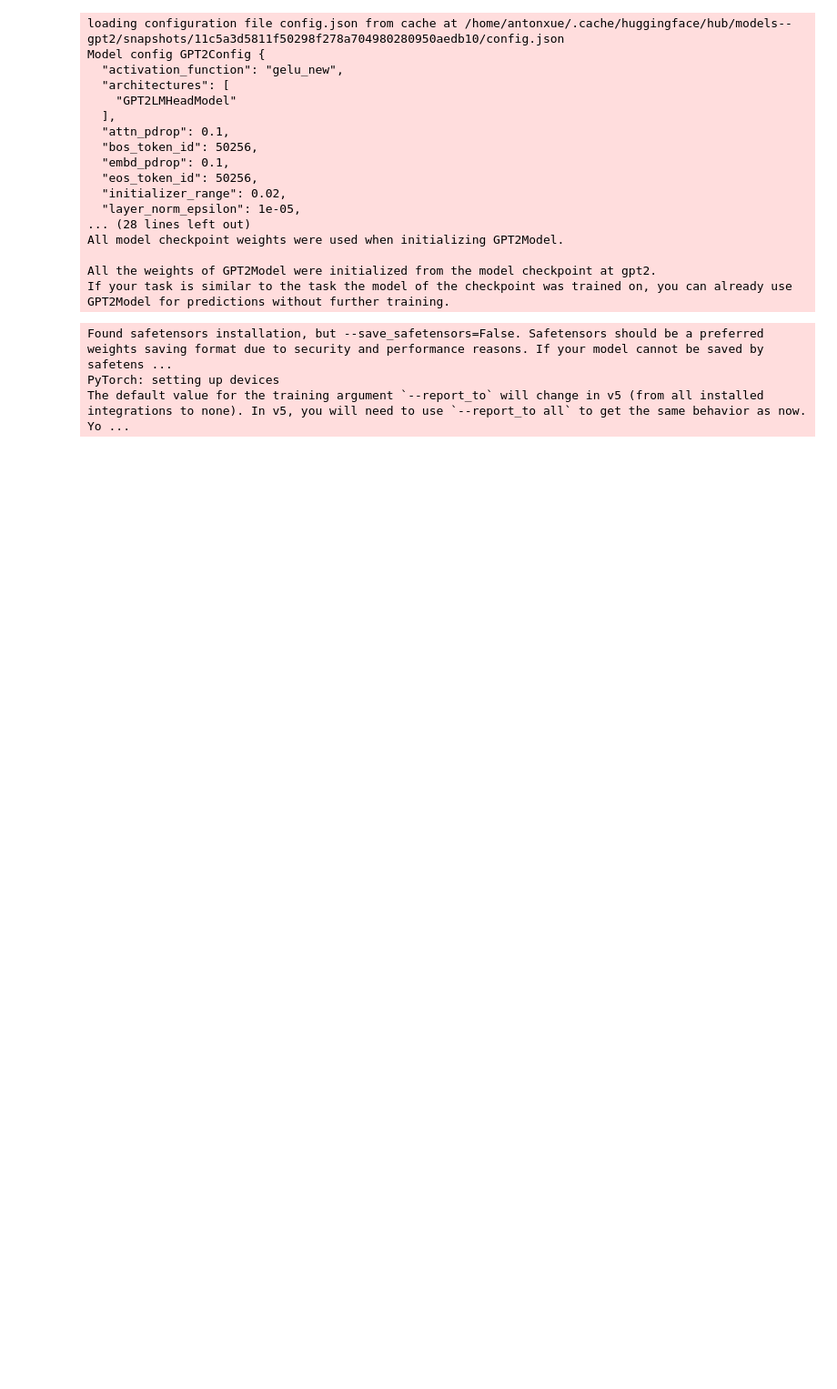
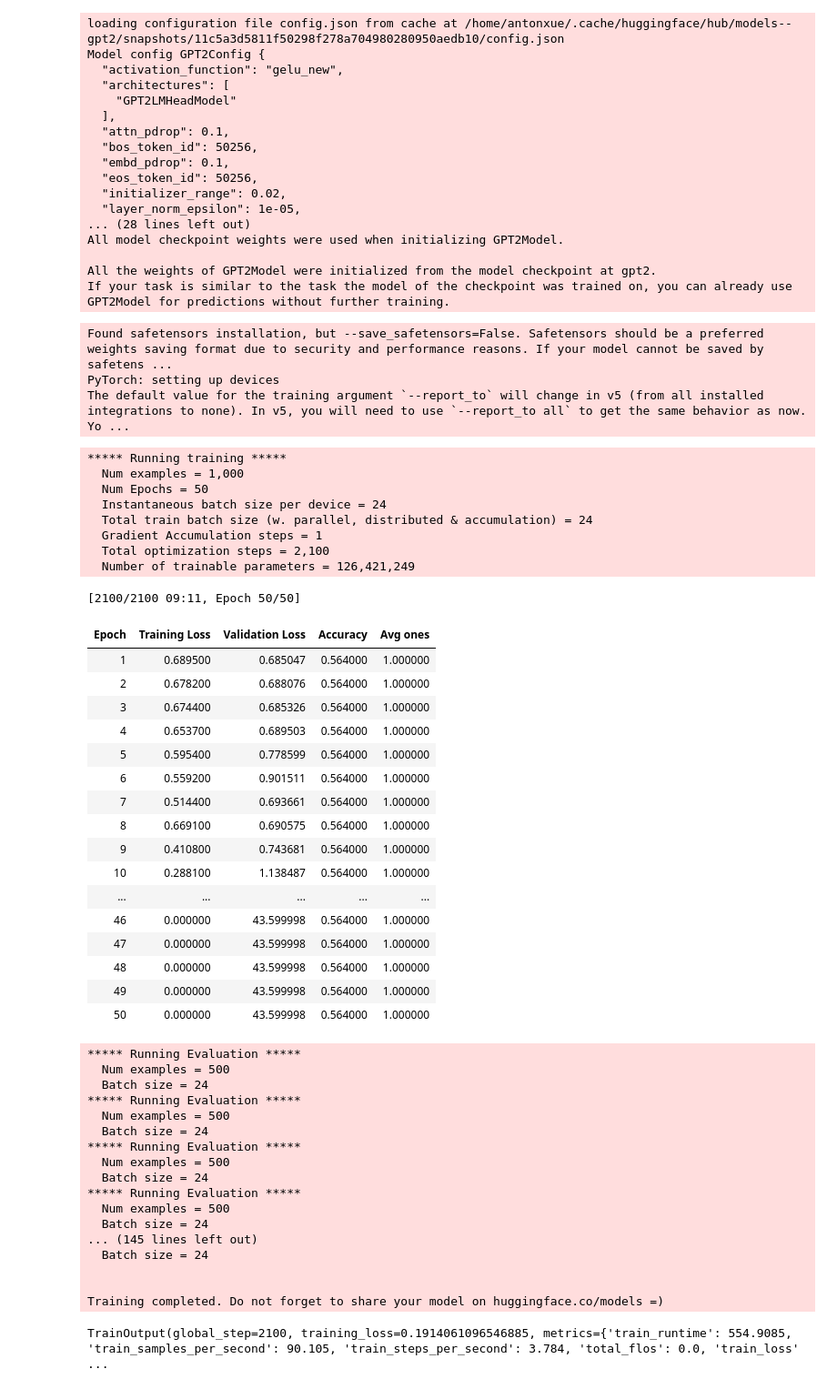
Before and after one commit to AntonXue/tf_logic, a Jupyter notebook: notebooks/task_trainer_test.ipynb, the cells around one changed output. Shown at 91% size. Drawn from its saved outputs; the diff is of its cells as text; code cells hidden in the pictures; blank space fills up the shorter version.

```diff
--- a/notebooks/task_trainer_test.ipynb
+++ b/notebooks/task_trainer_test.ipynb
@@ -72,10 +81,55 @@ The default value for the training argument `--report_to` will change in v5 (fro
 # %%
 ### QED GPT2
 mygpt2_qed_trainer = Trainer(mygpt2_qed_model, qed_training_args,
     train_dataset = qed_train_dataset,
     eval_dataset = qed_test_dataset,
     compute_metrics = qed_compute_metrics)
-# mygpt2_qed_trainer.train()
+mygpt2_qed_trainer.train()
+# %% [output]
+***** Running training *****
+  Num examples = 1,000
+  Num Epochs = 50
+  Instantaneous batch size per device = 24
+  Total train batch size (w. parallel, distributed & accumulation) = 24
+  Gradient Accumulation steps = 1
+  Total optimization steps = 2,100
+  Number of trainable parameters = 126,421,249
+[2100/2100 09:11, Epoch 50/50]
+| Epoch | Training Loss | Validation Loss | Accuracy | Avg ones |
+| 1 | 0.689500 | 0.685047 | 0.564000 | 1.000000 |
+| 2 | 0.678200 | 0.688076 | 0.564000 | 1.000000 |
+| 3 | 0.674400 | 0.685326 | 0.564000 | 1.000000 |
+| 4 | 0.653700 | 0.689503 | 0.564000 | 1.000000 |
+| 5 | 0.595400 | 0.778599 | 0.564000 | 1.000000 |
+| 6 | 0.559200 | 0.901511 | 0.564000 | 1.000000 |
+| 7 | 0.514400 | 0.693661 | 0.564000 | 1.000000 |
+| 8 | 0.669100 | 0.690575 | 0.564000 | 1.000000 |
+| 9 | 0.410800 | 0.743681 | 0.564000 | 1.000000 |
+| 10 | 0.288100 | 1.138487 | 0.564000 | 1.000000 |
+| ... | ... | ... | ... | ... |
+| 46 | 0.000000 | 43.599998 | 0.564000 | 1.000000 |
+| 47 | 0.000000 | 43.599998 | 0.564000 | 1.000000 |
+| 48 | 0.000000 | 43.599998 | 0.564000 | 1.000000 |
+| 49 | 0.000000 | 43.599998 | 0.564000 | 1.000000 |
+| 50 | 0.000000 | 43.599998 | 0.564000 | 1.000000 |
+***** Running Evaluation *****
+  Num examples = 500
+  Batch size = 24
+***** Running Evaluation *****
+  Num examples = 500
+  Batch size = 24
+***** Running Evaluation *****
+  Num examples = 500
+  Batch size = 24
+***** Running Evaluation *****
+  Num examples = 500
+  Batch size = 24
+... (145 lines left out)
+  Batch size = 24
+
+
+Training completed. Do not forget to share your model on huggingface.co/models =)
+TrainOutput(global_step=2100, training_loss=0.1914061096546885, metrics={'train_runtime': 554.9085, 'train_samples_per_second': 90.105, 'train_steps_per_second': 3.784, 'total_flos': 0.0, 'train_loss' ...
 # %%
 ### QED MyTf
 mytf_qed_trainer = Trainer(mytf_qed_model, qed_training_args,
```
Also changed, not shown: parts of 11 cells of this notebook, 3 other files.
